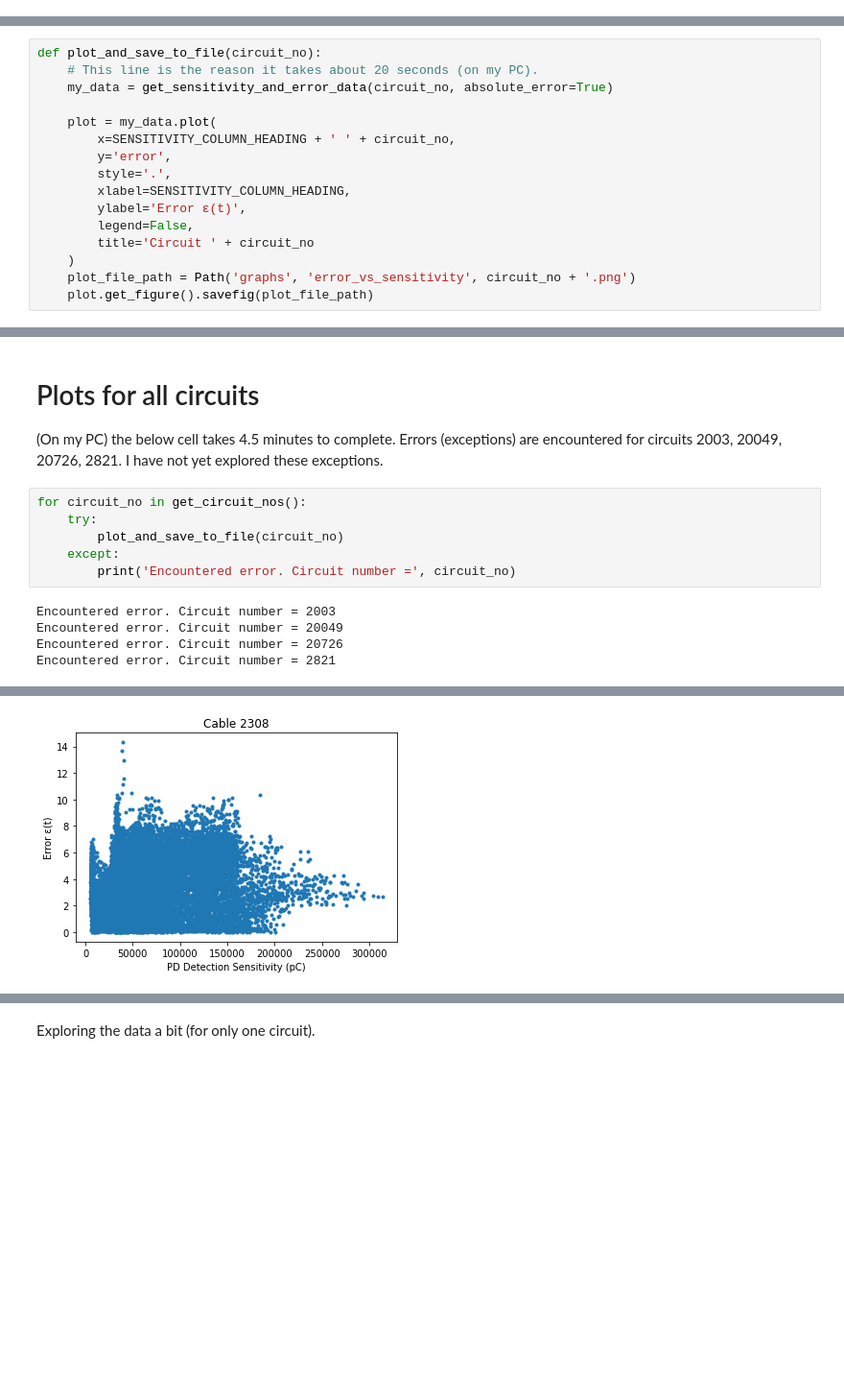
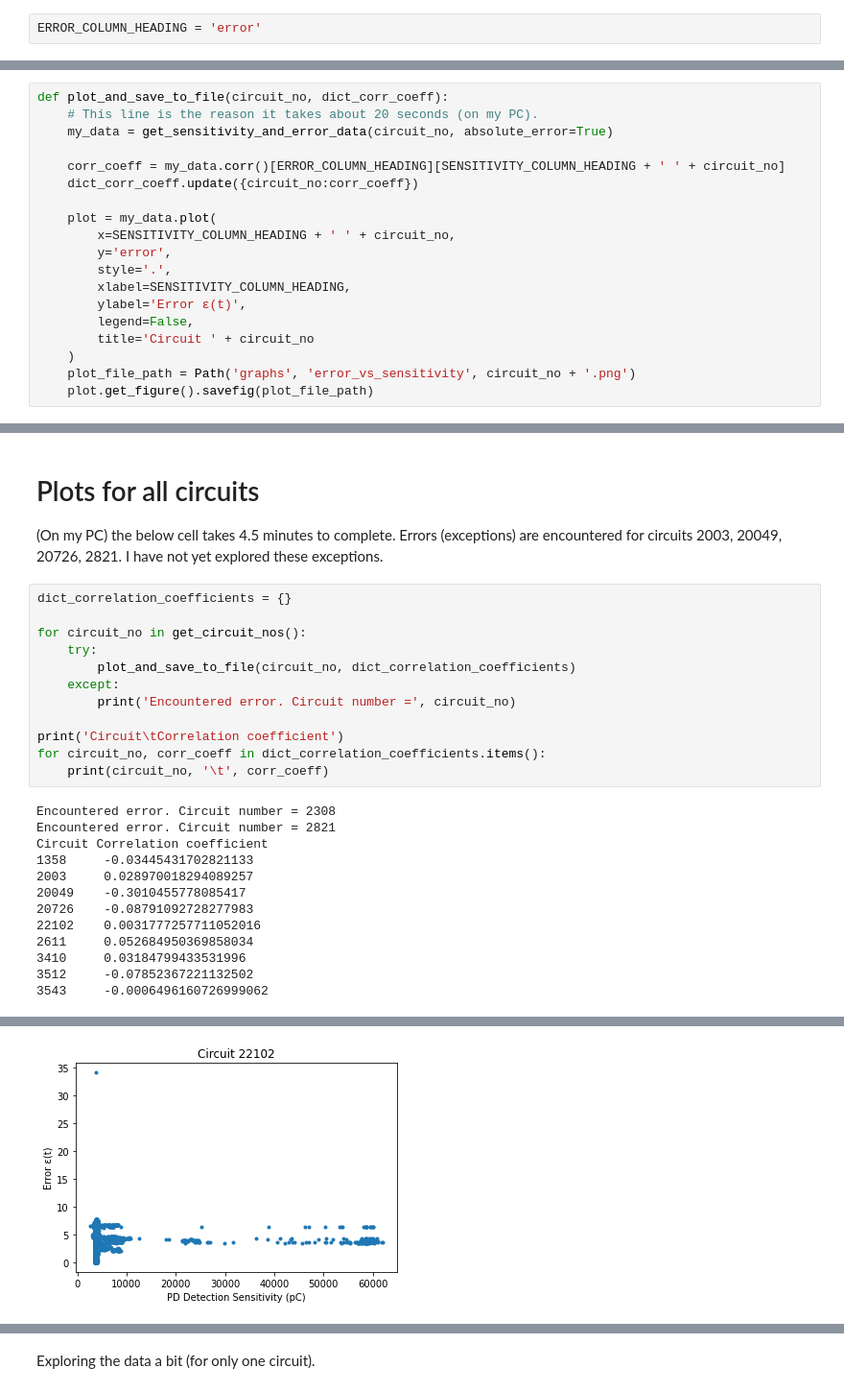
Before and after one commit to gtkrouwel/ModellenPracticum, a Jupyter notebook: PyFiles/sensitivity_data_plots.ipynb, the cells around one changed output, grey strips where cells are left out. Shown at 96% size. Cells and saved outputs as stored; diff of their text form; blank space fills up the shorter version.

Commit message:
Added code to get correlation coefficents (of error vs sensitivity) for each circuit. Made boxplot of the correlation coefficents.

```diff
--- a/PyFiles/sensitivity_data_plots.ipynb
+++ b/PyFiles/sensitivity_data_plots.ipynb
@@ -3,10 +4,15 @@ from question_4 import *
 # from datetime import datetime
+# %%
+ERROR_COLUMN_HEADING = 'error'
 # %% [markdown]
 The absolute value of the error is taken because the distance between the prediction and the true value matters, while the sign of the error does not.
 # %%
-def plot_and_save_to_file(circuit_no):
+def plot_and_save_to_file(circuit_no, dict_corr_coeff):
     # This line is the reason it takes about 20 seconds (on my PC).
     my_data = get_sensitivity_and_error_data(circuit_no, absolute_error=True)
+
+    corr_coeff = my_data.corr()[ERROR_COLUMN_HEADING][SENSITIVITY_COLUMN_HEADING + ' ' + circuit_no]
+    dict_corr_coeff.update({circuit_no:corr_coeff})
 
     plot = my_data.plot(
         x=SENSITIVITY_COLUMN_HEADING + ' ' + circuit_no,
@@ -30,13 +39,27 @@ plot_and_save_to_file(circuit_no)
 # Plots for all circuits
 (On my PC) the below cell takes 4.5 minutes to complete. Errors (exceptions) are encountered for circuits 2003, 20049, 20726, 2821. I have not yet explored these exceptions.
 # %%
+dict_correlation_coefficients = {}
+
 for circuit_no in get_circuit_nos():
     try:
-        plot_and_save_to_file(circuit_no)
+        plot_and_save_to_file(circuit_no, dict_correlation_coefficients)
     except:
         print('Encountered error. Circuit number =', circuit_no)
+
+print('Circuit\tCorrelation coefficient')
+for circuit_no, corr_coeff in dict_correlation_coefficients.items():
+    print(circuit_no, '\t', corr_coeff)
 # %% [output]
-Encountered error. Circuit number = 2003
-Encountered error. Circuit number = 20049
-Encountered error. Circuit number = 20726
+Encountered error. Circuit number = 2308
 Encountered error. Circuit number = 2821
+Circuit Correlation coefficient
+1358     -0.03445431702821133
+2003     0.028970018294089257
+20049    -0.3010455778085417
+20726    -0.08791092728277983
+22102    0.0031777257711052016
+2611     0.052684950369858034
+3410     0.03184799433531996
+3512     -0.07852367221132502
+3543     -0.0006496160726999062
@@ -47 +70 @@ Encountered error. Circuit number = 2821
-[figure, old version]
+[figure, new version]
```
Also changed, not shown: parts of 4 cells of this notebook, 10 other files.
